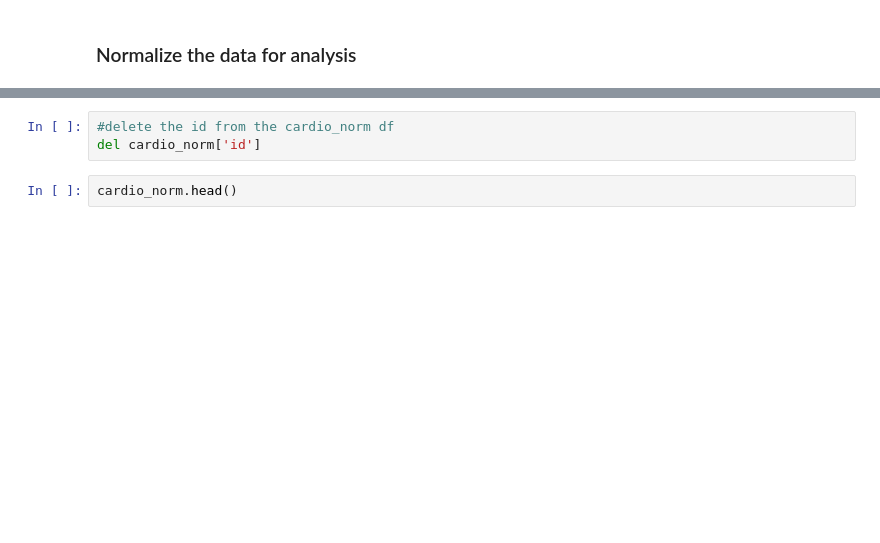
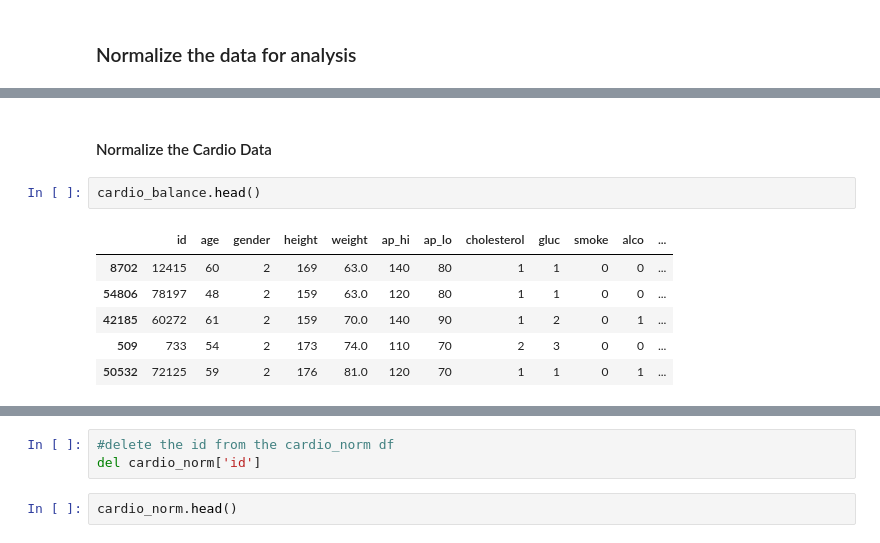
Before and after one commit to dmunger27/stroke-prediction, a Jupyter notebook: Balanced_Normalized_Split.ipynb, the cells around one changed output, grey strips where cells are left out. Saved outputs shown, nothing was run; the diff lists cells and outputs as text; blank space fills up the shorter version.

```diff
--- a/Balanced_Normalized_Split.ipynb
+++ b/Balanced_Normalized_Split.ipynb
@@ -1316,0 +1320,11 @@ cardio_norm.head()
+# %% [markdown]
+#### Normalize the Cardio Data
+# %%
+cardio_balance.head()
+# %% [output]
+|  | id | age | gender | height | weight | ap_hi | ap_lo | cholesterol | gluc | smoke | alco | ... |
+| 8702 | 12415 | 60 | 2 | 169 | 63.0 | 140 | 80 | 1 | 1 | 0 | 0 | ... |
+| 54806 | 78197 | 48 | 2 | 159 | 63.0 | 120 | 80 | 1 | 1 | 0 | 0 | ... |
+| 42185 | 60272 | 61 | 2 | 159 | 70.0 | 140 | 90 | 1 | 2 | 0 | 1 | ... |
+| 509 | 733 | 54 | 2 | 173 | 74.0 | 110 | 70 | 2 | 3 | 0 | 0 | ... |
+| 50532 | 72125 | 59 | 2 | 176 | 81.0 | 120 | 70 | 1 | 1 | 0 | 1 | ... |
```
Also changed, not shown: parts of 26 cells of this notebook.
